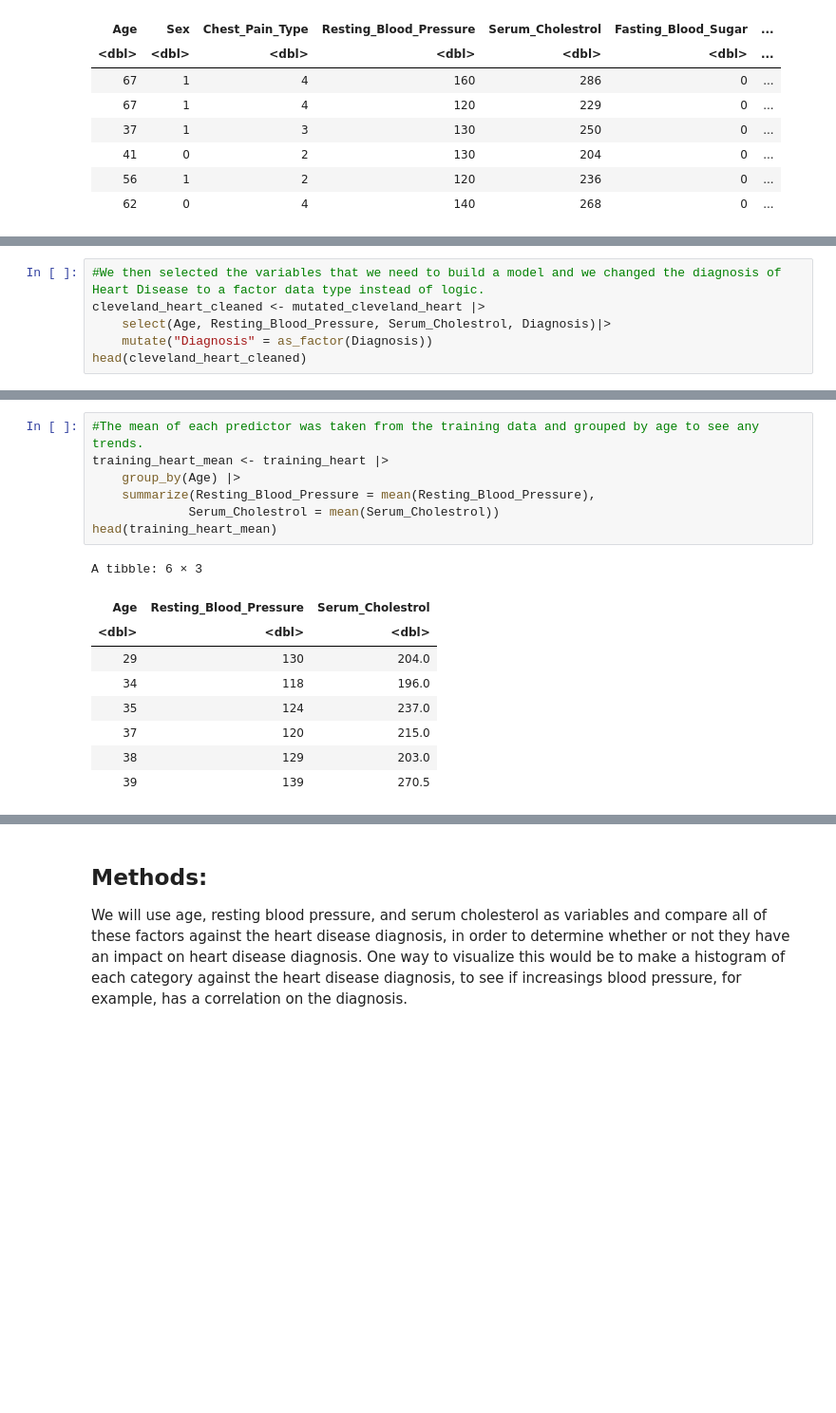
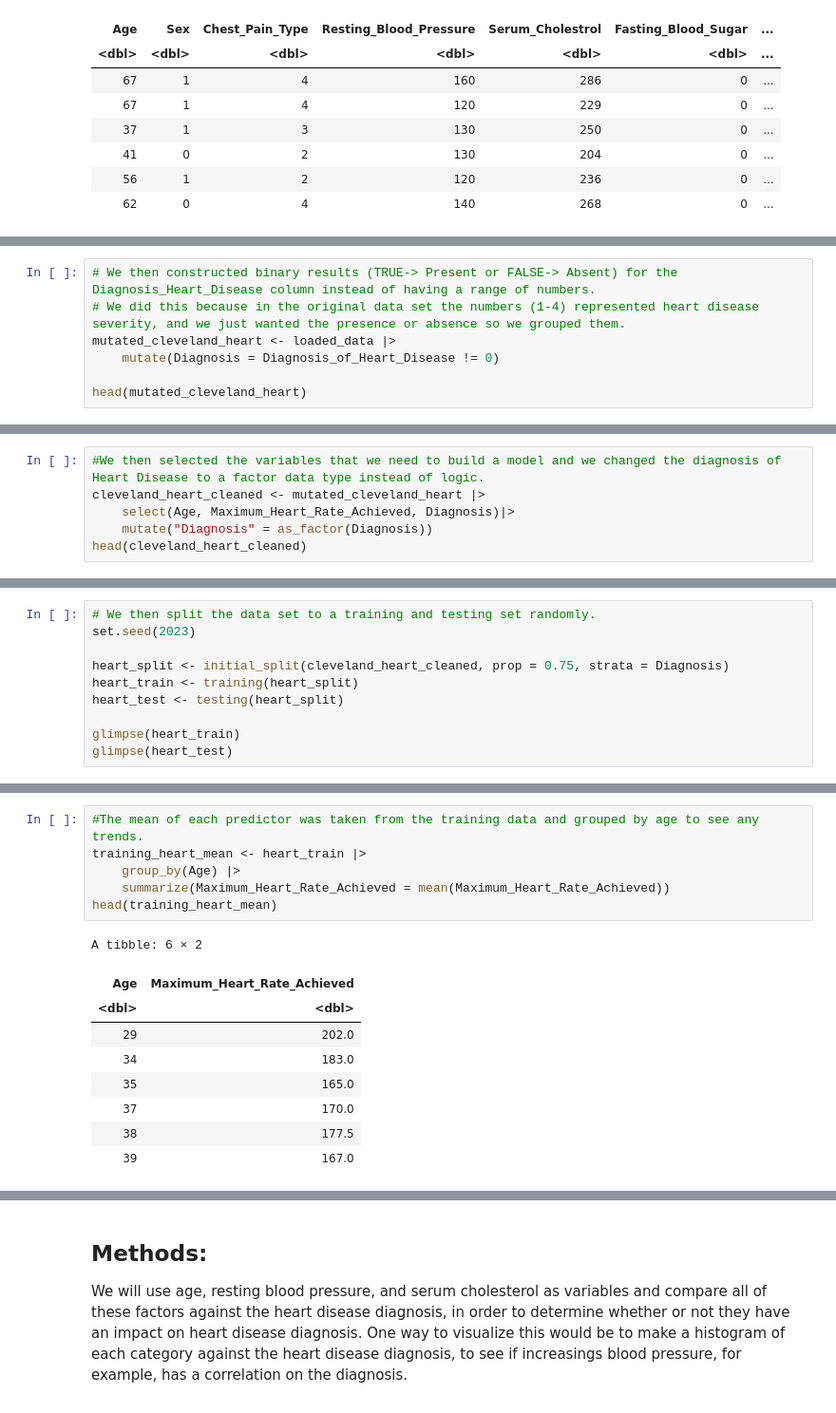
Before and after one commit to Parsapk1/NEW_DSCI_PROJECT, a Jupyter notebook: DSCI100_Project.ipynb, the cells around one changed output, grey strips where cells are left out. Shown at 95% size. Cells and saved outputs as stored; diff of their text form; blank space fills up the shorter version.

```diff
--- a/DSCI100_Project.ipynb
+++ b/DSCI100_Project.ipynb
@@ -81,0 +51,7 @@ A tibble: 6 × 5
+# %%
+# We then constructed binary results (TRUE-> Present or FALSE-> Absent) for the Diagnosis_Heart_Disease column instead of having a range of numbers.
+# We did this because in the original data set the numbers (1-4) represented heart disease severity, and we just wanted the presence or absence so we grouped them.
+mutated_cleveland_heart <- loaded_data |>
+    mutate(Diagnosis = Diagnosis_of_Heart_Disease != 0)
+
+head(mutated_cleveland_heart)
@@ -82,7 +68,7 @@ A tibble: 6 × 5
 # %%
 #We then selected the variables that we need to build a model and we changed the diagnosis of Heart Disease to a factor data type instead of logic.
 cleveland_heart_cleaned <- mutated_cleveland_heart |>
-    select(Age, Resting_Blood_Pressure, Serum_Cholestrol, Diagnosis)|>
+    select(Age, Maximum_Heart_Rate_Achieved, Diagnosis)|>
     mutate("Diagnosis" = as_factor(Diagnosis))
 head(cleveland_heart_cleaned)
 # %% [output]
@@ -120,0 +84,10 @@ $ Diagnosis              <fct> TRUE, FALSE, FALSE, FALSE, FALSE, FALSE, FALSE,
+# %%
+# We then split the data set to a training and testing set randomly.
+set.seed(2023)
+
+heart_split <- initial_split(cleveland_heart_cleaned, prop = 0.75, strata = Diagnosis)
+heart_train <- training(heart_split)
+heart_test <- testing(heart_split)
+
+glimpse(heart_train)
+glimpse(heart_test)
@@ -174,17 +134,16 @@ plot_grid(heart_plot, heart_plot1, heart_plot2, ncol = 1)
 # %%
 #The mean of each predictor was taken from the training data and grouped by age to see any trends.
-training_heart_mean <- training_heart |>
+training_heart_mean <- heart_train |>
     group_by(Age) |>
-    summarize(Resting_Blood_Pressure = mean(Resting_Blood_Pressure),
-             Serum_Cholestrol = mean(Serum_Cholestrol))
+    summarize(Maximum_Heart_Rate_Achieved = mean(Maximum_Heart_Rate_Achieved))
 head(training_heart_mean)
 # %% [output]
-A tibble: 6 × 3
+A tibble: 6 × 2
-| Age | Resting_Blood_Pressure | Serum_Cholestrol |
-| <dbl> | <dbl> | <dbl> |
-| 29 | 130 | 204.0 |
-| 34 | 118 | 196.0 |
-| 35 | 124 | 237.0 |
-| 37 | 120 | 215.0 |
-| 38 | 129 | 203.0 |
-| 39 | 139 | 270.5 |
+| Age | Maximum_Heart_Rate_Achieved |
+| <dbl> | <dbl> |
+| 29 | 202.0 |
+| 34 | 183.0 |
+| 35 | 165.0 |
+| 37 | 170.0 |
+| 38 | 177.5 |
+| 39 | 167.0 |
```
Also changed, not shown: parts of 17 cells of this notebook.
